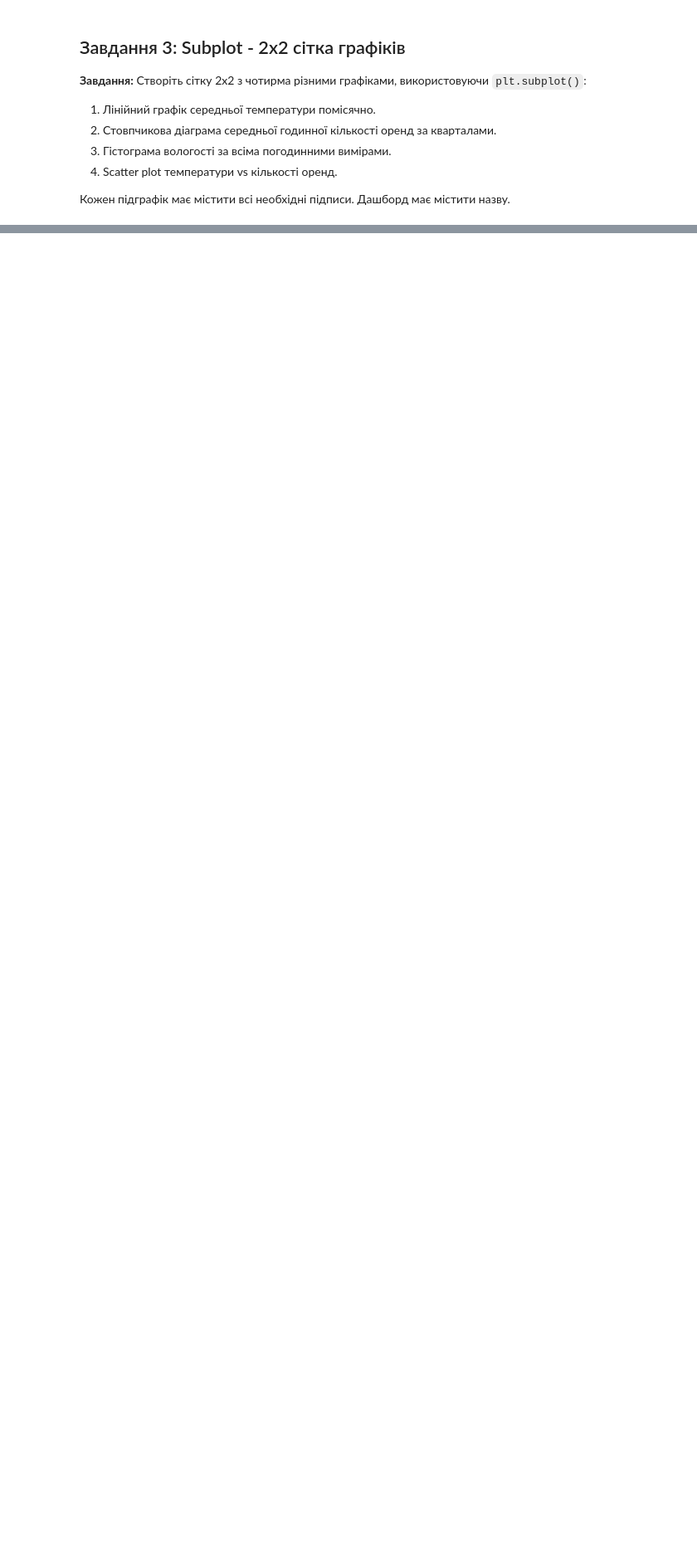
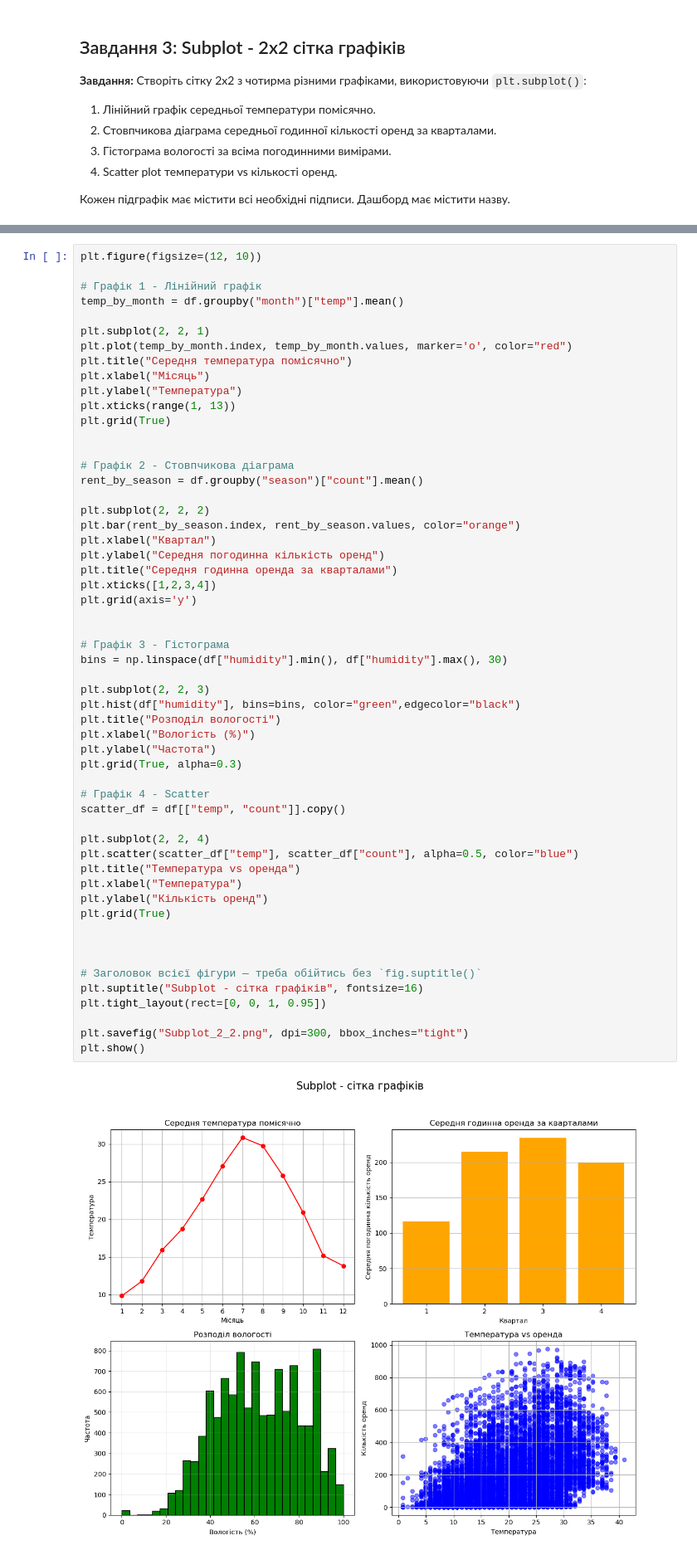
Before and after one commit to OlenaBabko/DataAnalytics_DataLovesAcademy, a Jupyter notebook: modul_11_Visualisation_Matplotlib_Seaborn_Plotly/hw/HW_11_2_Visualisation_Matplotlib.ipynb, the cells around one changed output, grey strips where cells are left out. Shown at 83% size. Drawn from its saved outputs; the diff is of its cells as text; blank space fills up the shorter version.

Commit message:
hw2 visual Matplotlib (tasks 3-4)

```diff
--- a/modul_11_Visualisation_Matplotlib_Seaborn_Plotly/hw/HW_11_2_Visualisation_Matplotlib.ipynb
+++ b/modul_11_Visualisation_Matplotlib_Seaborn_Plotly/hw/HW_11_2_Visualisation_Matplotlib.ipynb
@@ -199,3 +209,60 @@ Std week 2: 90.9060964256355
+# %%
+plt.figure(figsize=(12, 10))
+
+# Графік 1 - Лінійний графік
+temp_by_month = df.groupby("month")["temp"].mean()
+
+plt.subplot(2, 2, 1)
+plt.plot(temp_by_month.index, temp_by_month.values, marker='o', color="red")
+plt.title("Середня температура помісячно")
+plt.xlabel("Місяць")
+plt.ylabel("Температура")
+plt.xticks(range(1, 13))
+plt.grid(True)
+
+
+# Графік 2 - Стовпчикова діаграма
+rent_by_season = df.groupby("season")["count"].mean()
+
+plt.subplot(2, 2, 2)
+plt.bar(rent_by_season.index, rent_by_season.values, color="orange")
+plt.xlabel("Квартал")
+plt.ylabel("Середня погодинна кількість оренд")
+plt.title("Середня годинна оренда за кварталами")
+plt.xticks([1,2,3,4])
+plt.grid(axis='y')
+
+
+# Графік 3 - Гістограма
+bins = np.linspace(df["humidity"].min(), df["humidity"].max(), 30)
+
+plt.subplot(2, 2, 3)
+plt.hist(df["humidity"], bins=bins, color="green",edgecolor="black")
+plt.title("Розподіл вологості")
+plt.xlabel("Вологість (%)")
+plt.ylabel("Частота")
+plt.grid(True, alpha=0.3)
+
+# Графік 4 - Scatter
+scatter_df = df[["temp", "count"]].copy()
+
+plt.subplot(2, 2, 4)
+plt.scatter(scatter_df["temp"], scatter_df["count"], alpha=0.5, color="blue")
+plt.title("Температура vs оренда")
+plt.xlabel("Температура")
+plt.ylabel("Кількість оренд")
+plt.grid(True)
+
+
+
+# Заголовок всієї фігури — треба обійтись без `fig.suptitle()`
+plt.suptitle("Subplot - сітка графіків", fontsize=16)
+plt.tight_layout(rect=[0, 0, 1, 0.95])
+
+plt.savefig("Subplot_2_2.png", dpi=300, bbox_inches="tight")
+plt.show()
+# %% [output]
+[figure, added]
 # %% [markdown]
 ## Завдання 4: Subplots - об'єктно-орієнтований підхід
 
```
Also changed, not shown: parts of 3 cells of this notebook.
